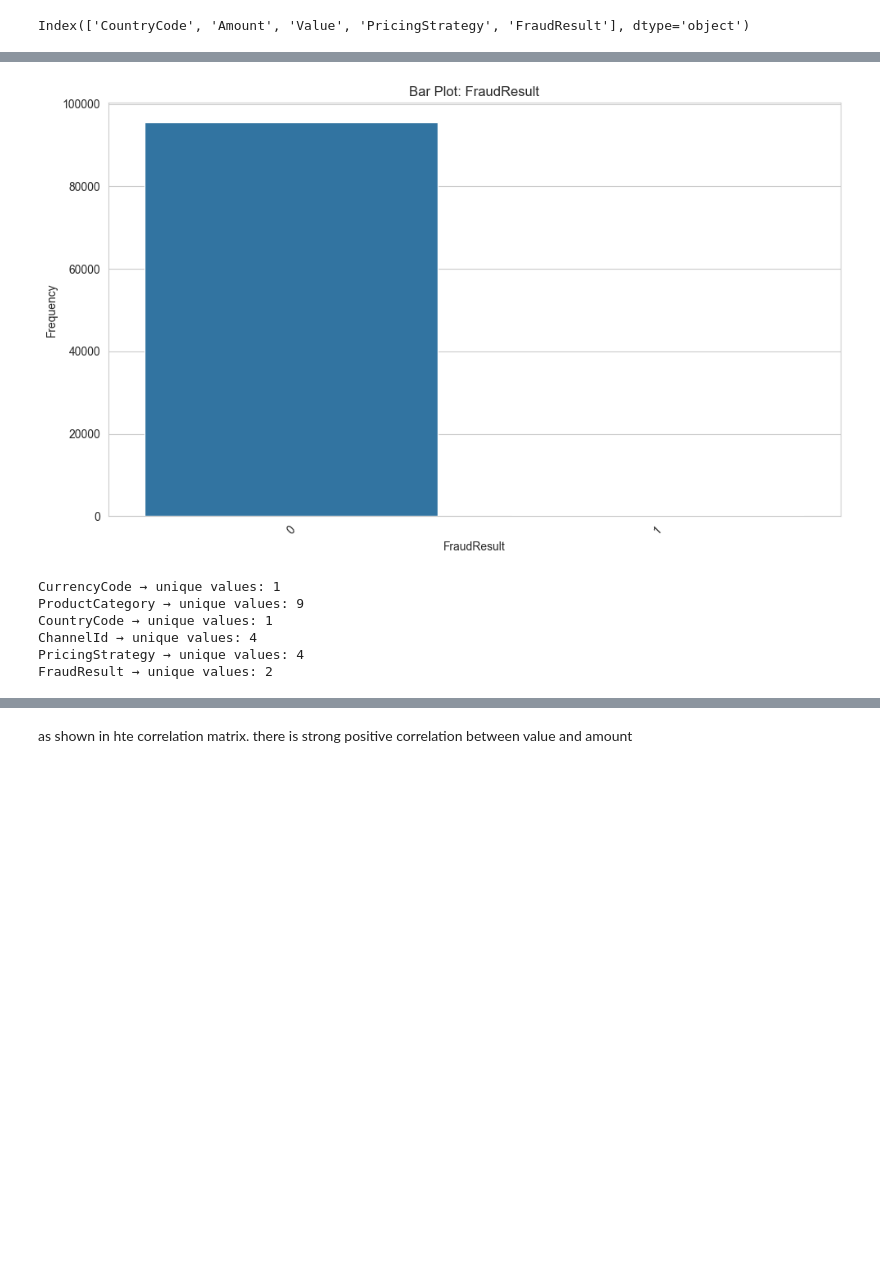
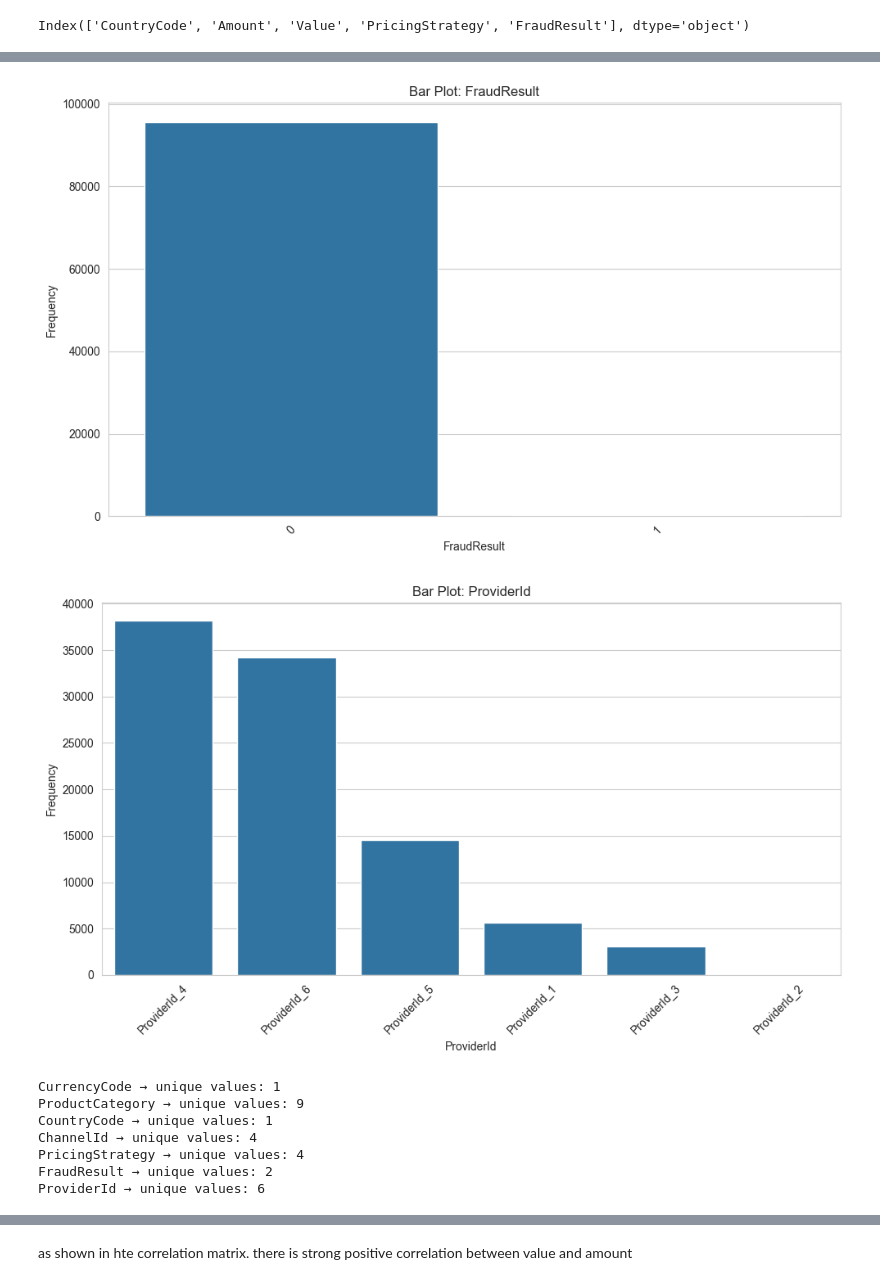
Before and after one commit to zerubabelalpha/credit-risk-model, a Jupyter notebook: notebooks/eda.ipynb, the cells around one changed output, grey strips where cells are left out. Saved outputs shown, nothing was run; the diff lists cells and outputs as text; code cells hidden in the pictures; blank space fills up the shorter version.

Commit message:
fix: eda updated with inhanced data visualizations

```diff
--- a/notebooks/eda.ipynb
+++ b/notebooks/eda.ipynb
@@ -148,24 +146,25 @@ for col in numeric_cols:
 # %%
 category_cols=['CurrencyCode',  'ProductCategory','CountryCode',
-              'ChannelId', 'PricingStrategy', 'FraudResult']
+              'ChannelId', 'PricingStrategy', 'FraudResult','ProviderId']
 sns.set_style(style="whitegrid")
 for col in category_cols:
     plt.figure(figsize=(10, 6))
     counts = df[col].value_counts()
     sns.barplot(x=counts.index, y=counts.values)
     plt.title(f'Bar Plot: {col}')
     plt.xlabel(col)
     plt.ylabel('Frequency')
     plt.xticks(rotation=45)
     plt.tight_layout()
     plt.show()
 # %% [output]
 [figure]
 [figure]
 [figure]
 [figure]
 [figure]
 [figure]
+[figure, added]
 # %%
 for col in category_cols:
     print(col, "→ unique values:", df[col].nunique())
@@ -176,6 +175,7 @@ CountryCode → unique values: 1
 ChannelId → unique values: 4
 PricingStrategy → unique values: 4
 FraudResult → unique values: 2
+ProviderId → unique values: 6
 # %%
 plt.figure(figsize=(8,6))
 sns.heatmap(df[numeric_cols].corr(),annot=True,cmap="Reds")
```
Also changed, not shown: parts of 5 cells of this notebook.
